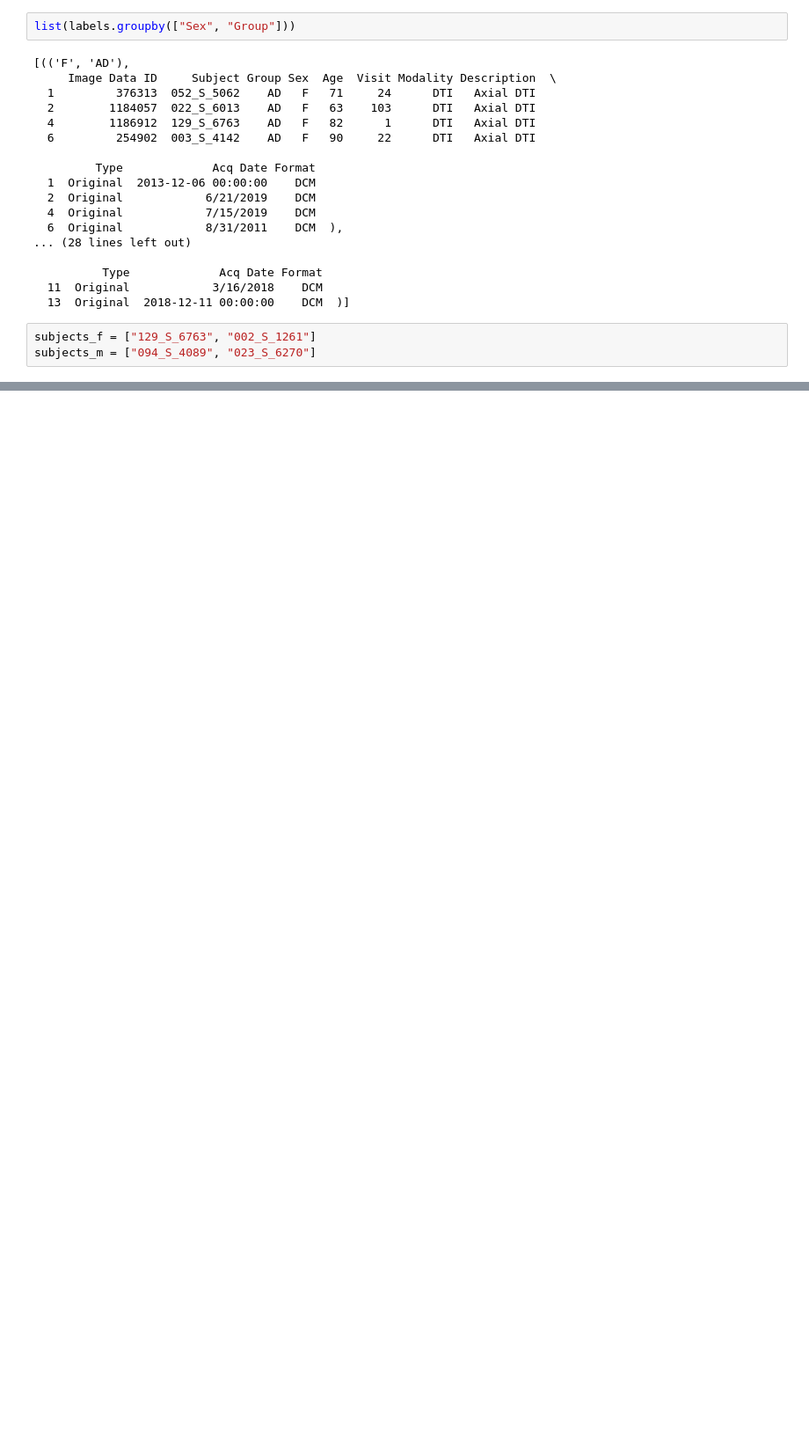
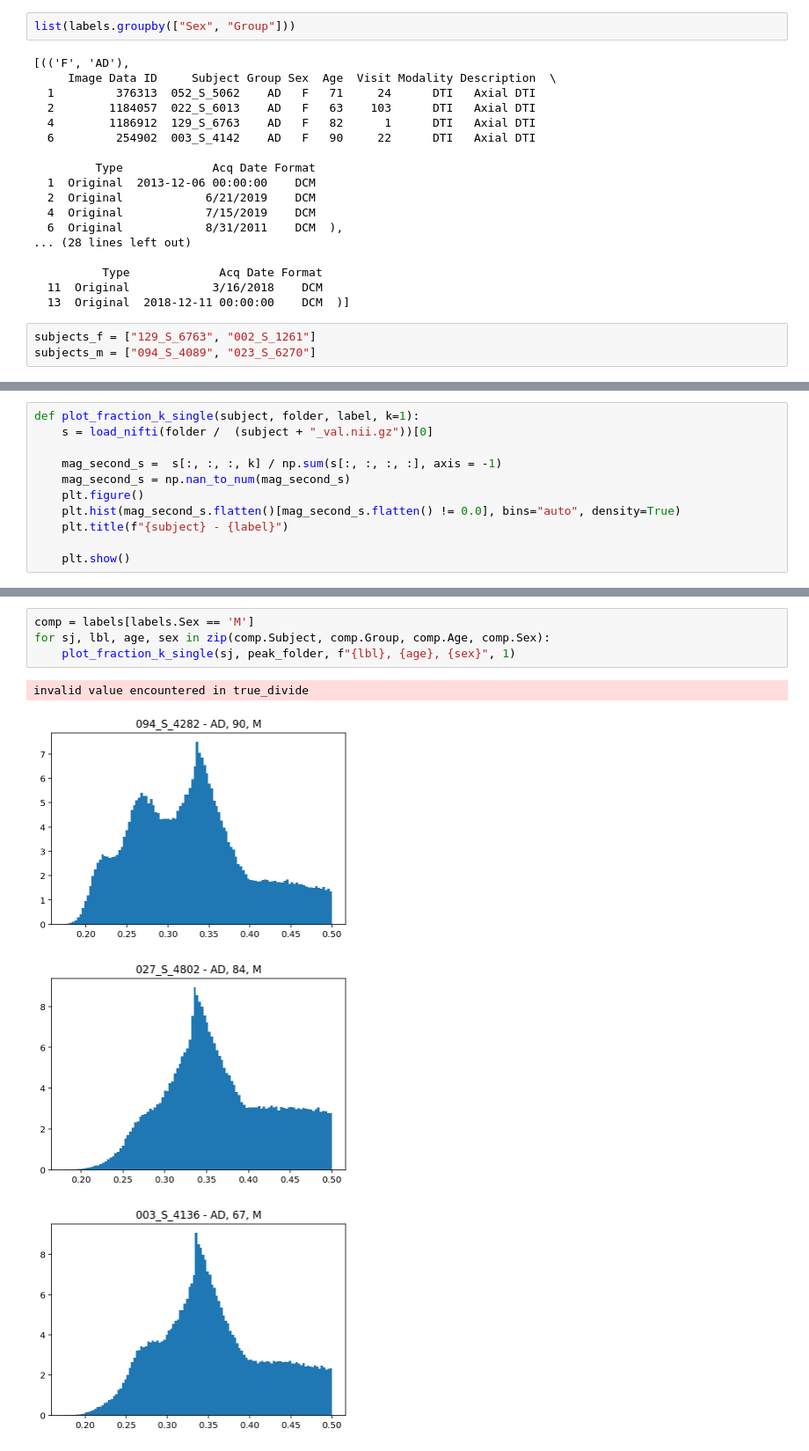
Before and after one commit to lucaswzyk/cpcg, a Jupyter notebook: csd_processing_pipeline.ipynb, the cells around one changed output, grey strips where cells are left out. Shown: that part at 88% size. Saved outputs shown, nothing was run; the diff lists cells and outputs as text; blank space fills up the shorter version.

```diff
--- a/csd_processing_pipeline.ipynb
+++ b/csd_processing_pipeline.ipynb
@@ -152,0 +345,11 @@ csd_f = list(pipeline_f)
+# %%
+def plot_fraction_k_single(subject, folder, label, k=1):
+    s = load_nifti(folder /  (subject + "_val.nii.gz"))[0]
+
+    mag_second_s =  s[:, :, :, k] / np.sum(s[:, :, :, :], axis = -1)
+    mag_second_s = np.nan_to_num(mag_second_s)
+    plt.figure()
+    plt.hist(mag_second_s.flatten()[mag_second_s.flatten() != 0.0], bins="auto", density=True)
+    plt.title(f"{subject} - {label}")
+
+    plt.show()
@@ -152,0 +360,9 @@ csd_f = list(pipeline_f)
+# %%
+comp = labels[labels.Sex == 'M']
+for sj, lbl, age, sex in zip(comp.Subject, comp.Group, comp.Age, comp.Sex):
+    plot_fraction_k_single(sj, peak_folder, f"{lbl}, {age}, {sex}", 1)
+# %% [output]
+invalid value encountered in true_divide
+[figure, added]
+[figure, added]
+[figure, added]
```
Also changed, not shown: parts of 46 cells of this notebook.
